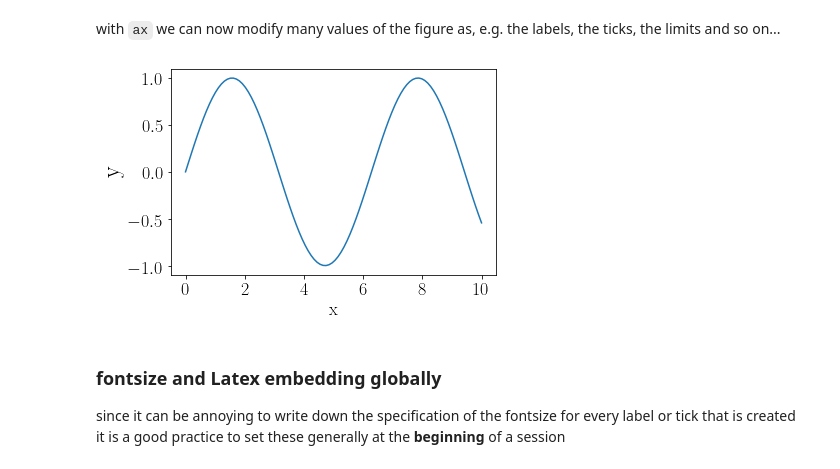
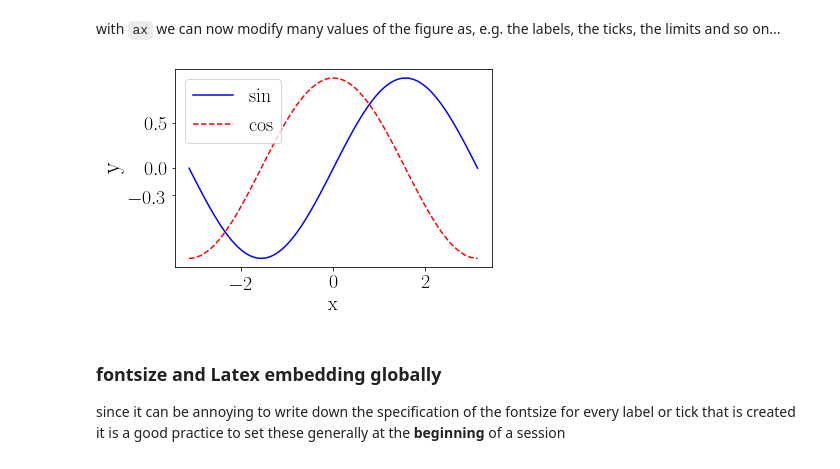
Before and after one commit to fcosi/python-data-plotting, a Jupyter notebook: Basics of Plotting.ipynb, the cells around one changed output. Cells and saved outputs as stored; diff of their text form; code cells hidden in the pictures.

```diff
--- a/Basics of Plotting.ipynb
+++ b/Basics of Plotting.ipynb
@@ -24,8 +24,8 @@ lets generate some variables to be plotted
 import numpy as np
 
 # plotting limits and stepping (try np.pi)
-start = 0
-end = 10
+start = -np.pi
+end = np.pi
 steps = 100
 
 # create linear space in x and sin in y
@@ -66,27 +66,27 @@ now the figure has to variables `fig` and `ax` with which we can adress the figu
 # %% [markdown]
 with `ax` we can now modify many values of the figure as, e.g. the labels, the ticks, the limits and so on...
 # %%
-# y1 = np.cos(x)
+y1 = np.cos(x)
 
 fig, ax = plt.subplots(1,1, tight_layout=True)
 
-ax.plot(x,y)
-# ax.plot(x, y1, label="cos")
+ax.plot(x,y, color="blue", label="sin")
+ax.plot(x, y1, "r--", label="cos")
 
 ax.set_xlabel("x")
 ax.set_ylabel("y", size=24)
 
 # set the limits of the x axis
 # ax.set_xlim((-2, 2))
 
 # set custom ticks on the y axis
-# ax.set_yticks([-0.3, 0, 0.5])
+ax.set_yticks([-0.3, 0, 0.5])
 
-# ax.legend()
+ax.legend()
 
 fig.show()
 # %% [output]
-[figure, old version]
+[figure, new version]
 # %% [markdown]
 ### fontsize and Latex embedding globally
 since it can be annoying to write down the specification of the fontsize for every label or tick that is created it is a good practice to set these generally at the __beginning__ of a session
```
Also changed, not shown: parts of 8 cells of this notebook, 1 other file.
